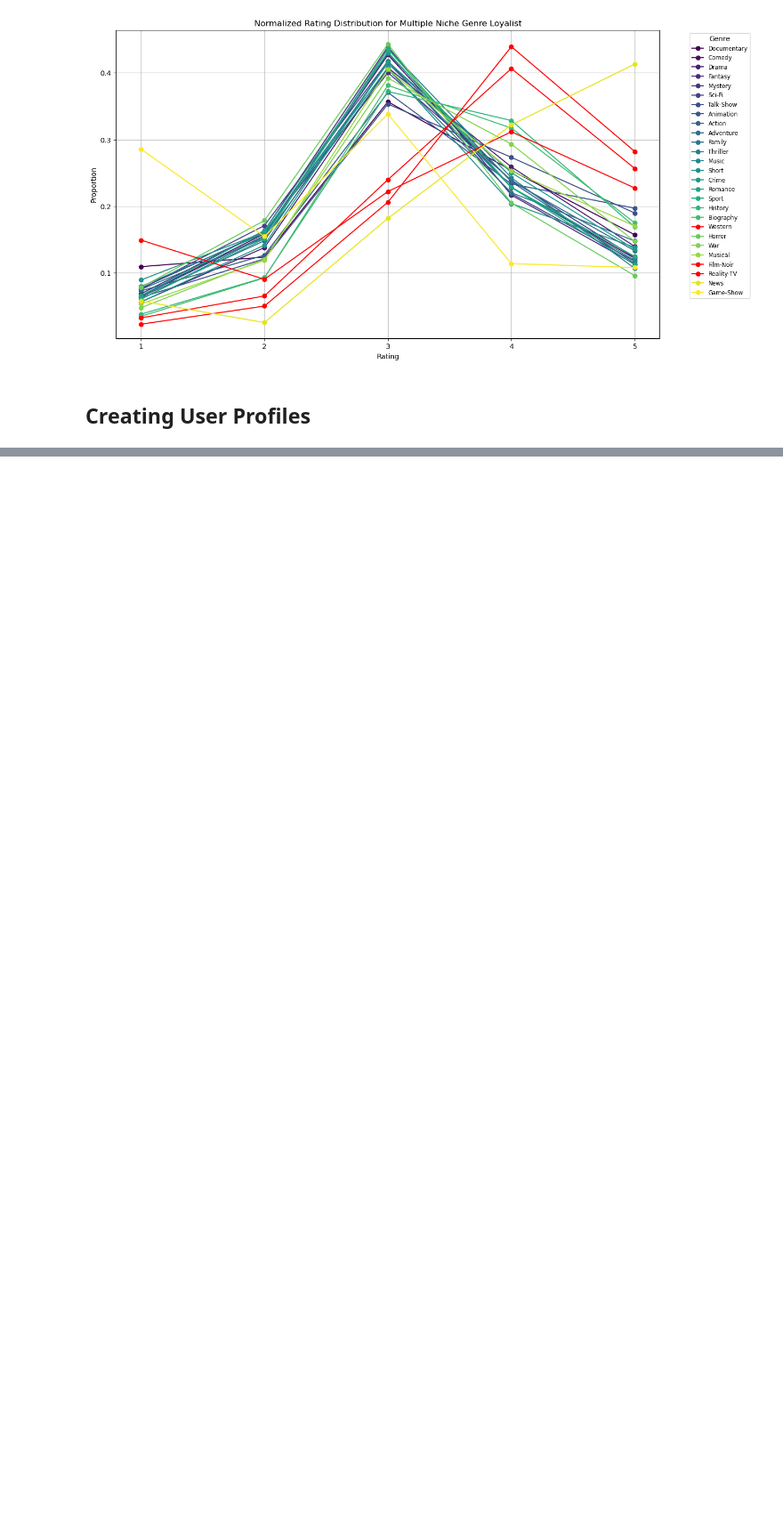
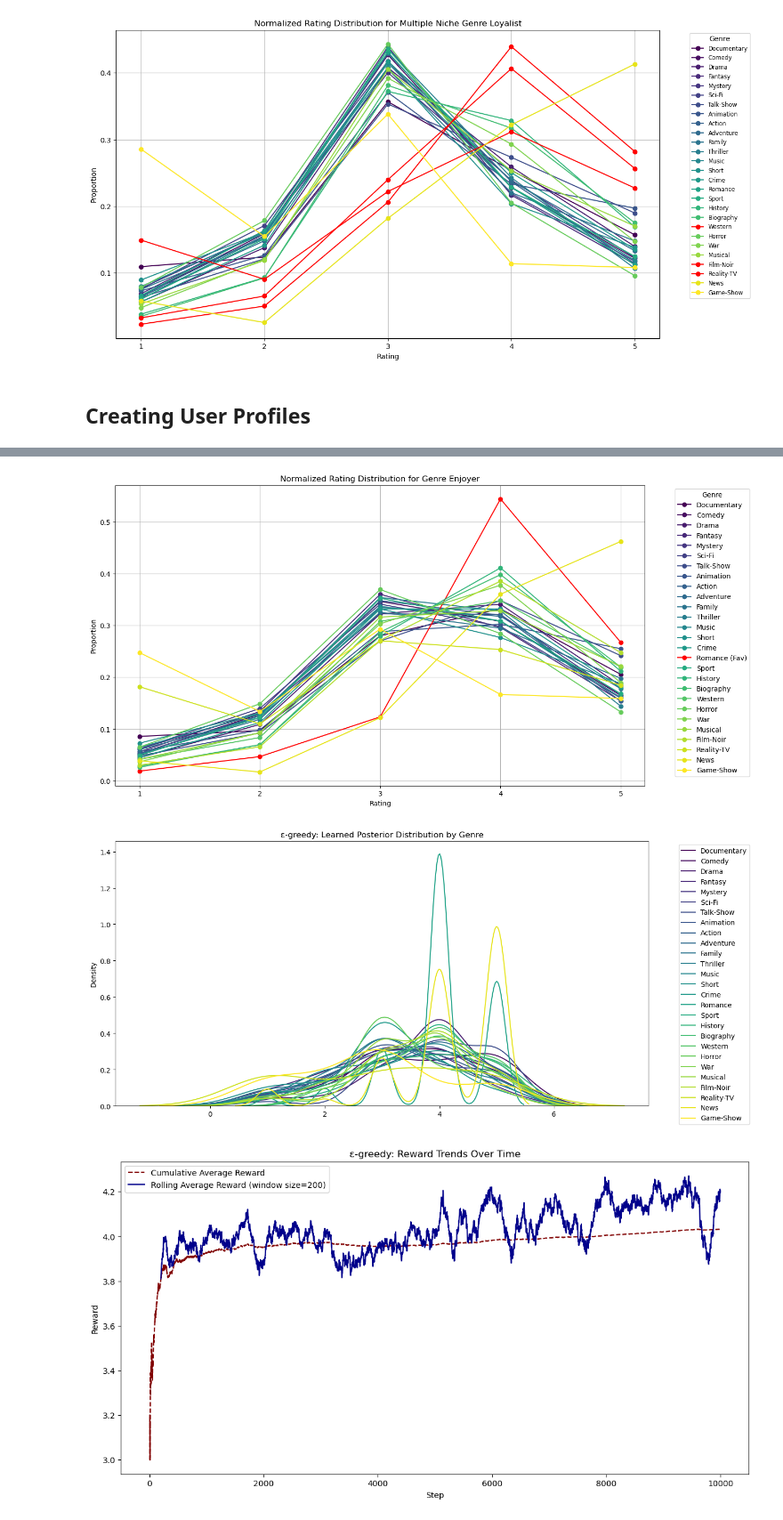
Before and after one commit to KahaanGandhi/multi-armed-bandits, a Jupyter notebook: netflix-recommendations/mining_user_profiles.ipynb, the cells around one changed output, grey strips where cells are left out. Shown at 89% size. Drawn from its saved outputs; the diff is of its cells as text; code cells hidden in the pictures; blank space fills up the shorter version.

```diff
--- a/netflix-recommendations/user-profiles.ipynb
+++ b/netflix-recommendations/mining_user_profiles.ipynb
@@ -524,0 +550,13 @@ agent1.analyze(plot_option="both")
+# %%
+np.random.seed(7)
+
+viewer2 = GenreEnjoyerEnvironment(genres, unnormalized_distributions, 2)
+viewer2.plot_distributions()
+
+agent2 = EpsilonGreedyAgent(genres, 10000, epsilon=0.1, environment=viewer2)
+agent2.run()
+agent2.analyze(plot_option="both")
+# %% [output]
+[figure, added]
+[figure, added]
+[figure, added]
```
Also changed, not shown: parts of 10 cells of this notebook, 5 other files.
